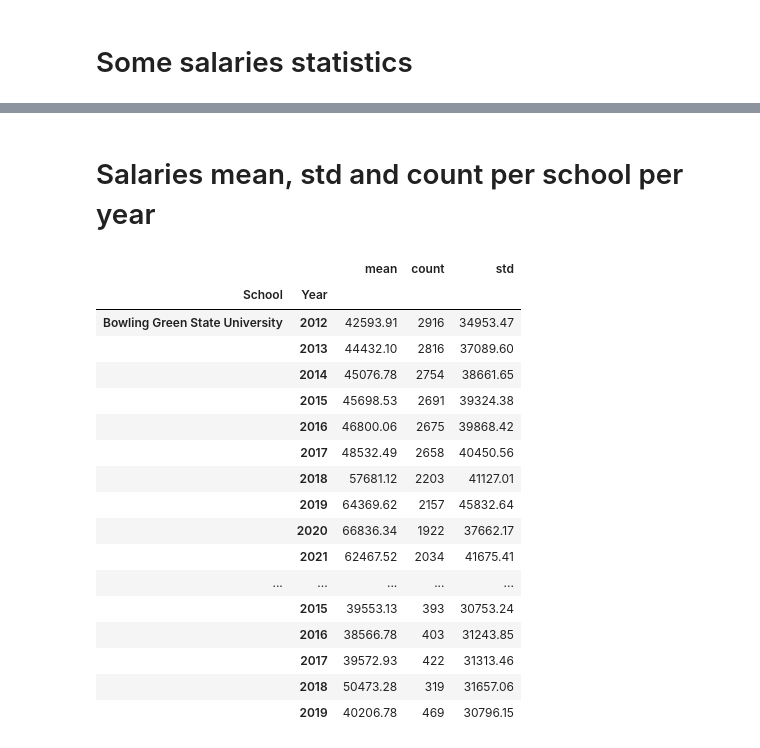
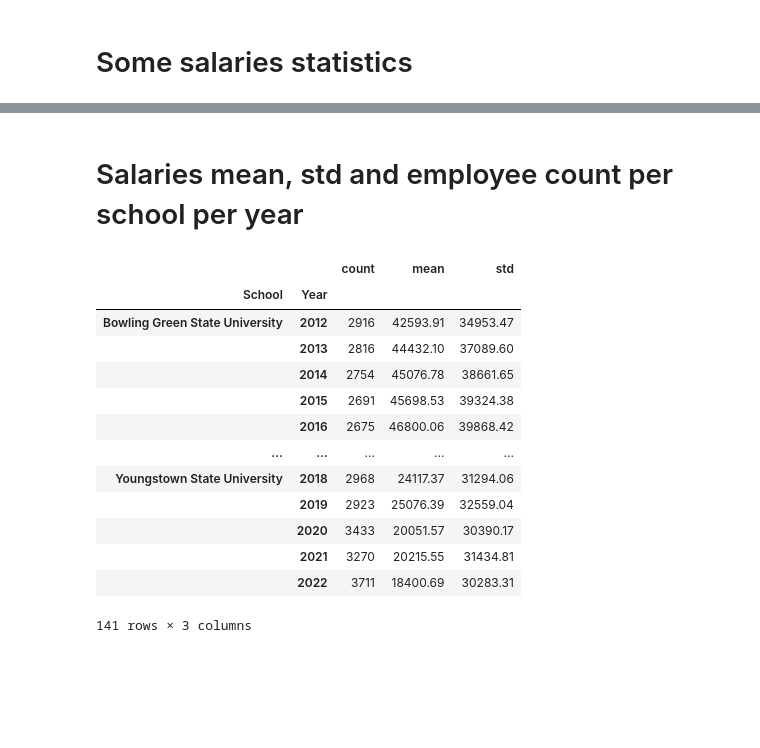
Before and after one commit to ciardileo/data-science-projects, a Jupyter notebook: project1/university.ipynb, the cells around one changed output, grey strips where cells are left out. Cells and saved outputs as stored; diff of their text form; code cells hidden in the pictures; blank space fills up the shorter version.

```diff
--- a/project1/university.ipynb
+++ b/project1/university.ipynb
@@ -71,26 +81,22 @@ df[df['Year'] == 2022].sort_values(by='Earnings').head(10)
 # %% [markdown]
-# Salaries mean, std and count per school per year
+# Salaries mean, std and employee count per school per year
 # %%
-earnings_school = df.groupby(['School', 'Year'])['Earnings'].agg(['mean', 'count', 'std'])
+earnings_school = df.groupby(['School', 'Year'])['Earnings'].agg(['count', 'mean','std'])
 earnings_school['mean'] = earnings_school['mean'].apply(lambda x: f'{x:.2f}').astype(float)
 earnings_school['std'] = earnings_school['std'].apply(lambda x: f'{x:.2f}').astype(float)
-earnings_school.head(20)
+earnings_school
 # %% [output]
-|  |  | mean | count | std |
+|  |  | count | mean | std |
 | School | Year |  |  |  |
-| Bowling Green State University | 2012 | 42593.91 | 2916 | 34953.47 |
-|  | 2013 | 44432.10 | 2816 | 37089.60 |
-|  | 2014 | 45076.78 | 2754 | 38661.65 |
-|  | 2015 | 45698.53 | 2691 | 39324.38 |
-|  | 2016 | 46800.06 | 2675 | 39868.42 |
-|  | 2017 | 48532.49 | 2658 | 40450.56 |
-|  | 2018 | 57681.12 | 2203 | 41127.01 |
-|  | 2019 | 64369.62 | 2157 | 45832.64 |
-|  | 2020 | 66836.34 | 1922 | 37662.17 |
-|  | 2021 | 62467.52 | 2034 | 41675.41 |
+| Bowling Green State University | 2012 | 2916 | 42593.91 | 34953.47 |
+|  | 2013 | 2816 | 44432.10 | 37089.60 |
+|  | 2014 | 2754 | 45076.78 | 38661.65 |
+|  | 2015 | 2691 | 45698.53 | 39324.38 |
+|  | 2016 | 2675 | 46800.06 | 39868.42 |
 | ... | ... | ... | ... | ... |
-|  | 2015 | 39553.13 | 393 | 30753.24 |
-|  | 2016 | 38566.78 | 403 | 31243.85 |
-|  | 2017 | 39572.93 | 422 | 31313.46 |
-|  | 2018 | 50473.28 | 319 | 31657.06 |
-|  | 2019 | 40206.78 | 469 | 30796.15 |
+| Youngstown State University | 2018 | 2968 | 24117.37 | 31294.06 |
+|  | 2019 | 2923 | 25076.39 | 32559.04 |
+|  | 2020 | 3433 | 20051.57 | 30390.17 |
+|  | 2021 | 3270 | 20215.55 | 31434.81 |
+|  | 2022 | 3711 | 18400.69 | 30283.31 |
+141 rows × 3 columns
```
Also changed, not shown: parts of 11 cells of this notebook.
